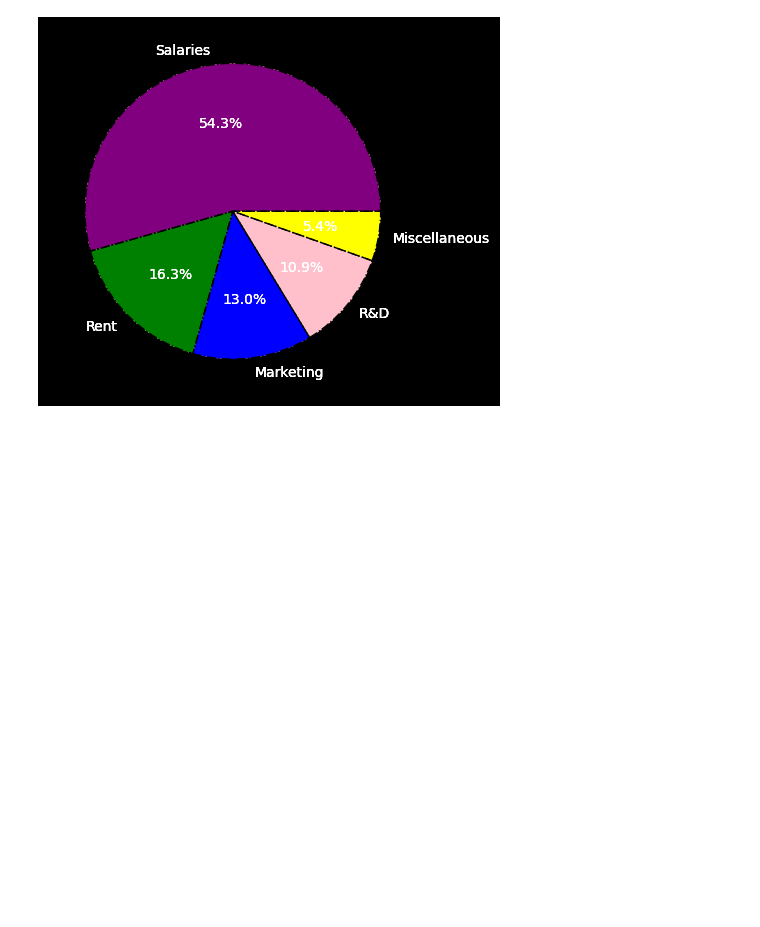
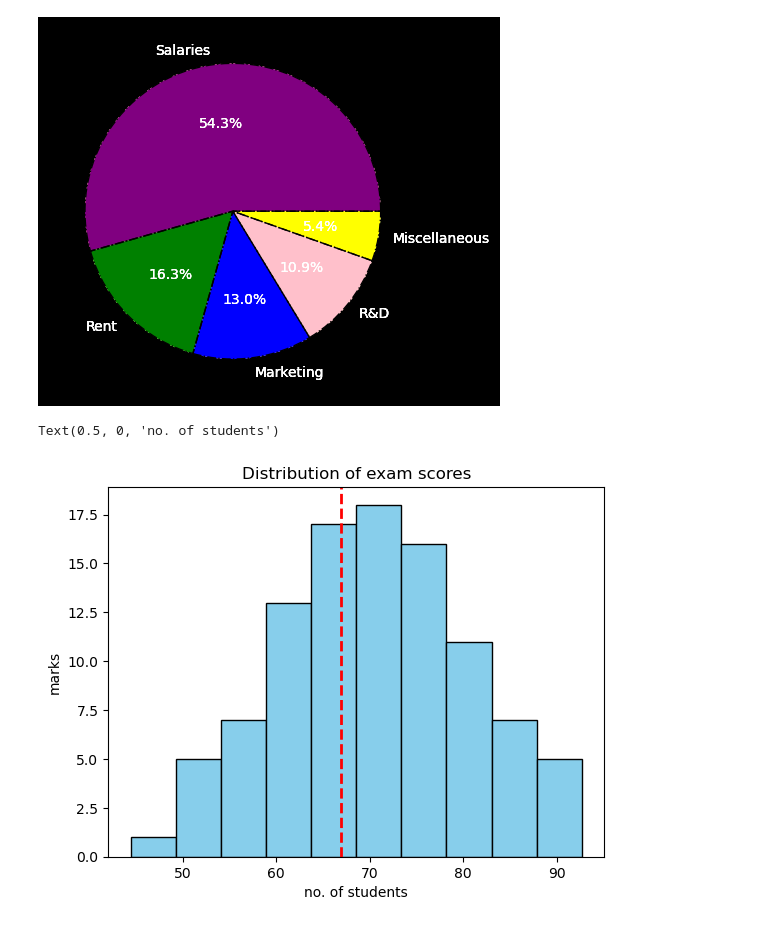
Before and after one commit to rishi-srivastav1706/AI_ML_LEARNING, a Jupyter notebook: matplotlib_tutorial.ipynb, the cells around one changed output. Saved outputs shown, nothing was run; the diff lists cells and outputs as text; code cells hidden in the pictures; blank space fills up the shorter version.

```diff
--- a/matplotlib_tutorial.ipynb
+++ b/matplotlib_tutorial.ipynb
@@ -275,3 +275,28 @@ plt.pie(amounts, labels=expenses,  autopct='%1.1f%%',
 plt.show()
 # %% [output]
 [figure]
+# %%
+#Histogram
+import numpy as np
+np.random.seed(0)
+
+scores = np.random.normal(70, 10,100)#normal distribution
+
+plt.hist(scores, color ="skyblue", edgecolor = "black", bins = 10)
+
+# line at passing marks - 33
+plt.axvline(
+    x=67,
+    color="red",
+    linestyle="--",
+    linewidth=2,
+    label="Pass Mark (67)"
+)
+
+plt.title("Distribution of exam scores")
+
+plt.ylabel("marks")
+plt.xlabel("no. of students")
+# %% [output]
+Text(0.5, 0, 'no. of students')
+[figure, added]
```
Also changed, not shown: parts of 10 cells of this notebook.
